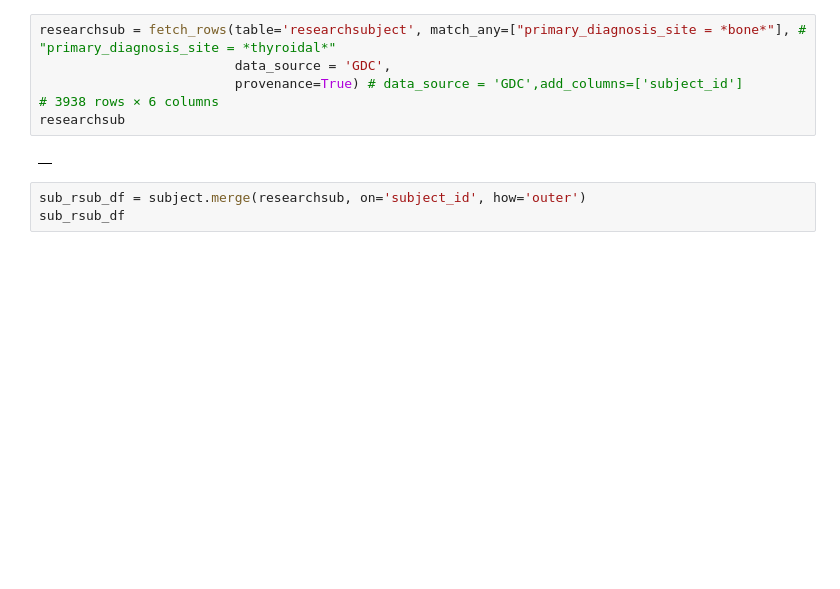
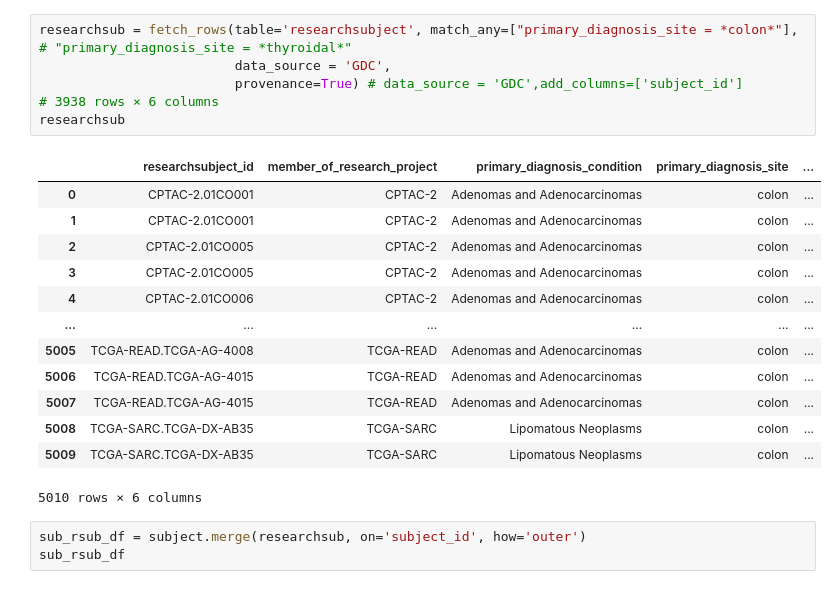
Before and after one commit to monarch-initiative/oncopacket, a Jupyter notebook: notebooks/test.ipynb, the cells around one changed output. Saved outputs shown, nothing was run; the diff lists cells and outputs as text; blank space fills up the shorter version.

```diff
--- a/notebooks/test.ipynb
+++ b/notebooks/test.ipynb
@@ -34,11 +50,23 @@ subject
 # %%
-researchsub = fetch_rows(table='researchsubject', match_any=["primary_diagnosis_site = *bone*"], # "primary_diagnosis_site = *thyroidal*"
+researchsub = fetch_rows(table='researchsubject', match_any=["primary_diagnosis_site = *colon*"], # "primary_diagnosis_site = *thyroidal*"
                          data_source = 'GDC',
                          provenance=True) # data_source = 'GDC',add_columns=['subject_id']
 # 3938 rows × 6 columns
 researchsub
 # %% [output]
-|  |
+|  | researchsubject_id | member_of_research_project | primary_diagnosis_condition | primary_diagnosis_site | ... |
+| 0 | CPTAC-2.01CO001 | CPTAC-2 | Adenomas and Adenocarcinomas | colon | ... |
+| 1 | CPTAC-2.01CO001 | CPTAC-2 | Adenomas and Adenocarcinomas | colon | ... |
+| 2 | CPTAC-2.01CO005 | CPTAC-2 | Adenomas and Adenocarcinomas | colon | ... |
+| 3 | CPTAC-2.01CO005 | CPTAC-2 | Adenomas and Adenocarcinomas | colon | ... |
+| 4 | CPTAC-2.01CO006 | CPTAC-2 | Adenomas and Adenocarcinomas | colon | ... |
+| ... | ... | ... | ... | ... | ... |
+| 5005 | TCGA-READ.TCGA-AG-4008 | TCGA-READ | Adenomas and Adenocarcinomas | colon | ... |
+| 5006 | TCGA-READ.TCGA-AG-4015 | TCGA-READ | Adenomas and Adenocarcinomas | colon | ... |
+| 5007 | TCGA-READ.TCGA-AG-4015 | TCGA-READ | Adenomas and Adenocarcinomas | colon | ... |
+| 5008 | TCGA-SARC.TCGA-DX-AB35 | TCGA-SARC | Lipomatous Neoplasms | colon | ... |
+| 5009 | TCGA-SARC.TCGA-DX-AB35 | TCGA-SARC | Lipomatous Neoplasms | colon | ... |
+5010 rows × 6 columns
 # %%
 sub_rsub_df = subject.merge(researchsub, on='subject_id', how='outer')
 sub_rsub_df
```
Also changed, not shown: parts of 3 cells of this notebook, 5 other files.
